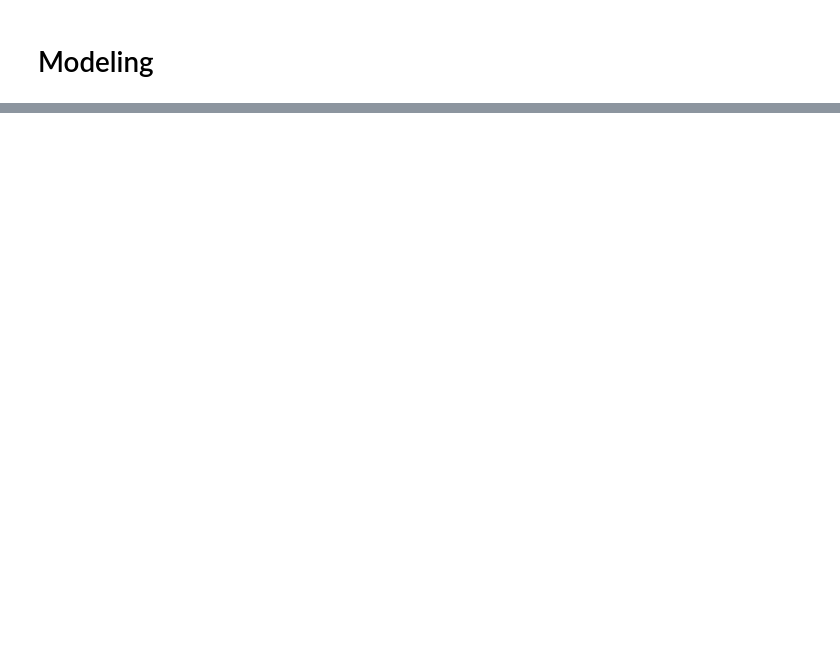
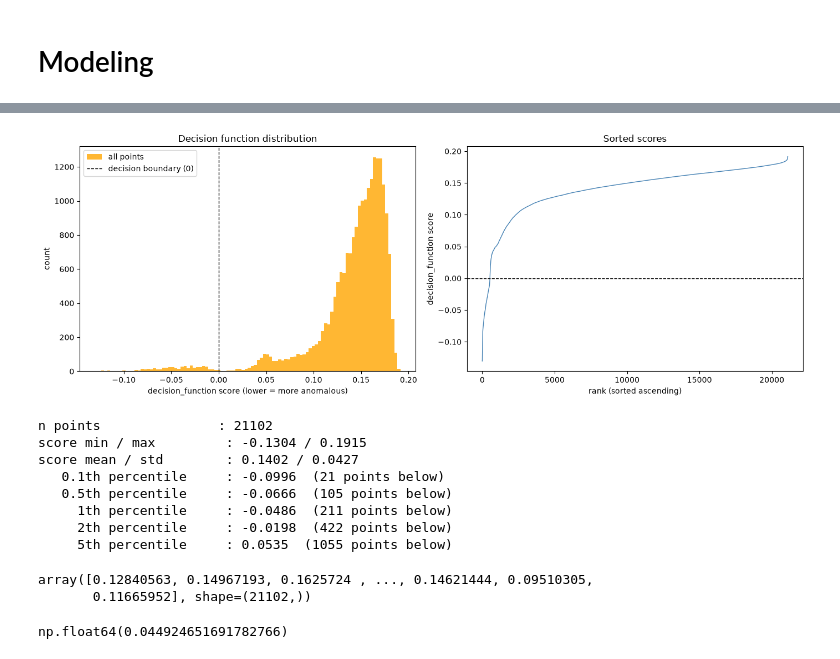
Before and after one commit to aobh2763/anomalyzer, a Jupyter notebook: notebooks/11_application_training.ipynb, the cells around one changed output, grey strips where cells are left out. Saved outputs shown, nothing was run; the diff lists cells and outputs as text; code cells hidden in the pictures; blank space fills up the shorter version.

```diff
--- a/notebooks/11_application_training.ipynb
+++ b/notebooks/11_application_training.ipynb
@@ -197,0 +153,24 @@ results.sort_values("anomaly_score").head(50)
+# %%
+from anomaly_detection.utils.score_diagnostics import run_diagnostics
+
+run_diagnostics(application_model, X_application, known_anomaly_mask=None)
+# %% [output]
+[figure, added]
+n points               : 21102
+score min / max         : -0.1304 / 0.1915
+score mean / std        : 0.1402 / 0.0427
+   0.1th percentile     : -0.0996  (21 points below)
+   0.5th percentile     : -0.0666  (105 points below)
+     1th percentile     : -0.0486  (211 points below)
+     2th percentile     : -0.0198  (422 points below)
+     5th percentile     : 0.0535  (1055 points below)
+array([0.12840563, 0.14967193, 0.1625724 , ..., 0.14621444, 0.09510305,
+       0.11665952], shape=(21102,))
+# %%
+decision_scores = application_model.decision_function(X_application)
+
+new_contamination = np.mean(decision_scores < 0.05)
+
+new_contamination
+# %% [output]
+np.float64(0.044924651691782766)
```
Also changed, not shown: parts of 18 cells of this notebook, 7 other files.
